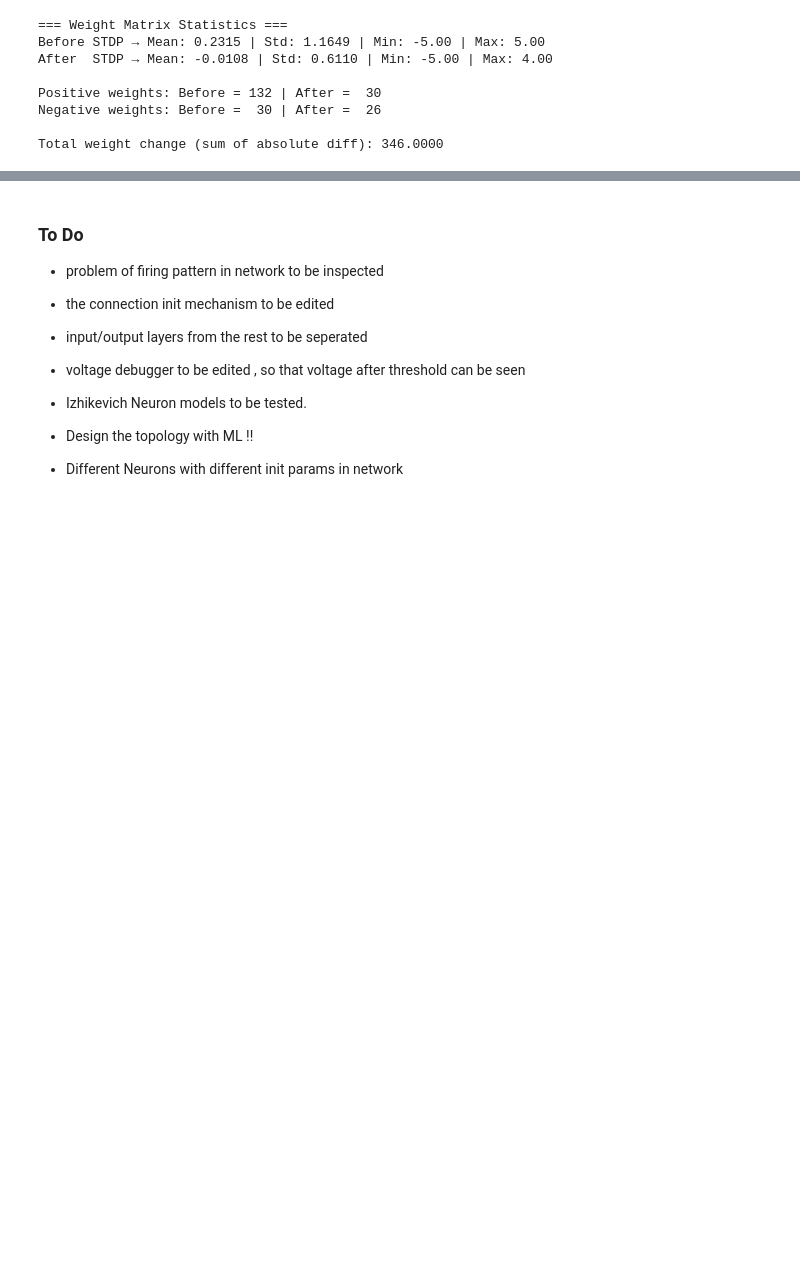
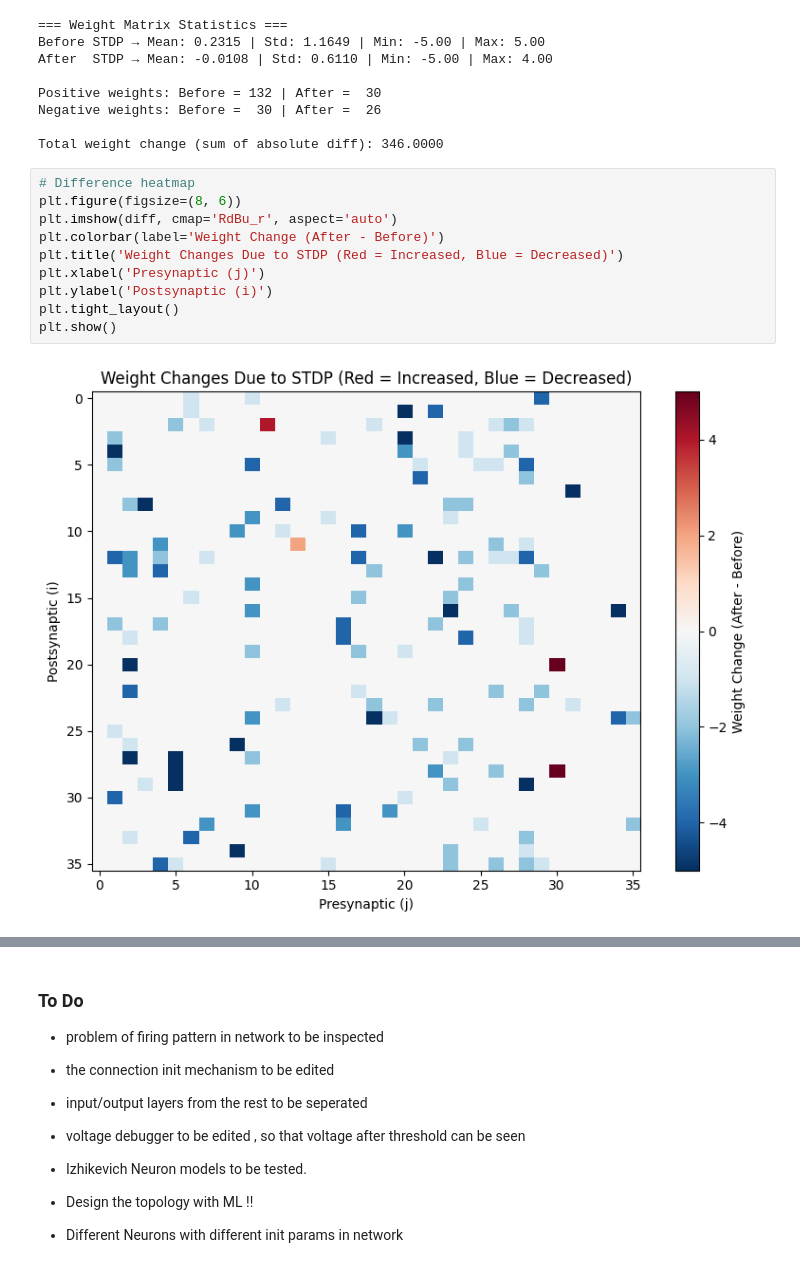
Before and after one commit to mohsensalehi1984/Spiking-Neural-Network, a Jupyter notebook: SNN_from_scratch.ipynb, the cells around one changed output, grey strips where cells are left out. Cells and saved outputs as stored; diff of their text form; blank space fills up the shorter version.

Commit message:
Comparison of Synaptic weights added

```diff
--- a/SNN_from_scratch.ipynb
+++ b/SNN_from_scratch.ipynb
@@ -792,3 +792,15 @@ Positive weights: Before = 132 | After =  30
 Negative weights: Before =  30 | After =  26
 
 Total weight change (sum of absolute diff): 346.0000
+# %%
+# Difference heatmap
+plt.figure(figsize=(8, 6))
+plt.imshow(diff, cmap='RdBu_r', aspect='auto')
+plt.colorbar(label='Weight Change (After - Before)')
+plt.title('Weight Changes Due to STDP (Red = Increased, Blue = Decreased)')
+plt.xlabel('Presynaptic (j)')
+plt.ylabel('Postsynaptic (i)')
+plt.tight_layout()
+plt.show()
+# %% [output]
+[figure, added]
```
Also changed, not shown: parts of 2 cells of this notebook.
